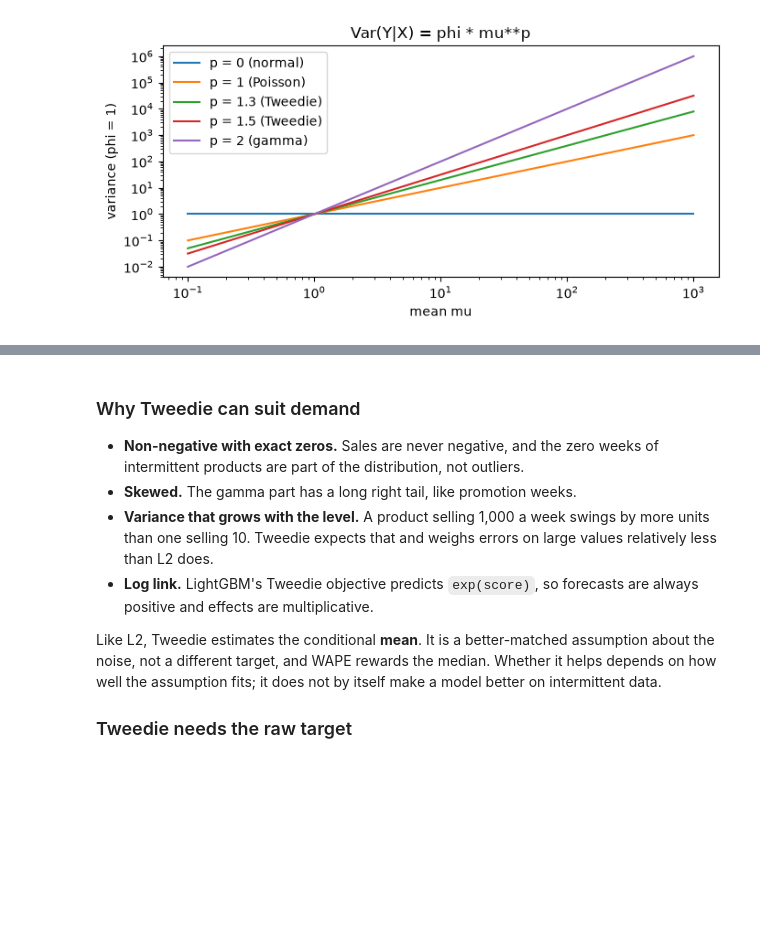
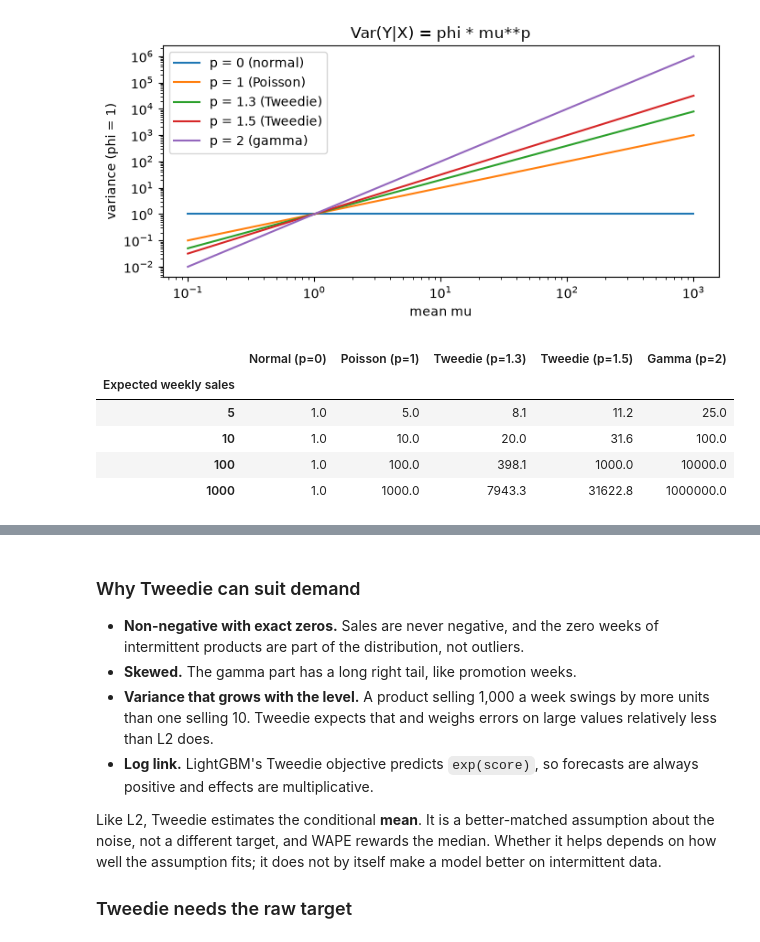
Before and after one commit to tackes/time-series-forecasting-bootcamp, a Jupyter notebook: day1_ml/06_objectives.ipynb, the cells around one changed output, grey strips where cells are left out. Drawn from its saved outputs; the diff is of its cells as text; code cells hidden in the pictures; blank space fills up the shorter version.

```diff
--- a/day1_ml/06_objectives.ipynb
+++ b/day1_ml/06_objectives.ipynb
@@ -309,3 +367,26 @@ ax.legend()
 plt.tight_layout()
 # %% [output]
 [figure]
+# %%
+means = np.array([5, 10, 100, 1000])
+phi = 1
+
+powers = {
+    "Normal (p=0)": 0,
+    "Poisson (p=1)": 1,
+    "Tweedie (p=1.3)": 1.3,
+    "Tweedie (p=1.5)": 1.5,
+    "Gamma (p=2)": 2
+}
+
+pd.DataFrame({
+    name: phi * means.astype(float)**p
+    for name, p in powers.items()
+}, index=means).rename_axis("Expected weekly sales").round(1)
+# %% [output]
+|  | Normal (p=0) | Poisson (p=1) | Tweedie (p=1.3) | Tweedie (p=1.5) | Gamma (p=2) |
+| Expected weekly sales |  |  |  |  |  |
+| 5 | 1.0 | 5.0 | 8.1 | 11.2 | 25.0 |
+| 10 | 1.0 | 10.0 | 20.0 | 31.6 | 100.0 |
+| 100 | 1.0 | 100.0 | 398.1 | 1000.0 | 10000.0 |
+| 1000 | 1.0 | 1000.0 | 7943.3 | 31622.8 | 1000000.0 |
```
Also changed, not shown: parts of 19 cells of this notebook, 3 other files.
